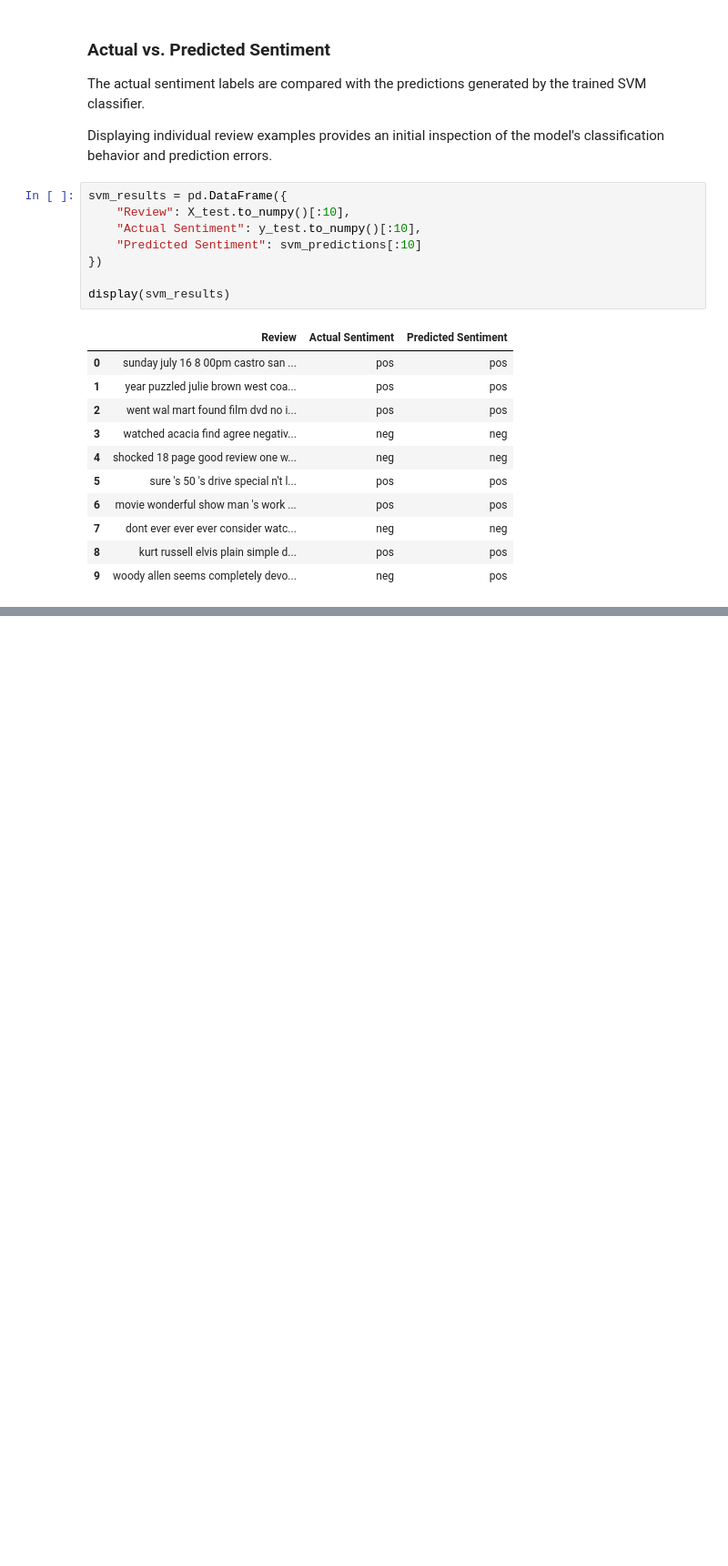
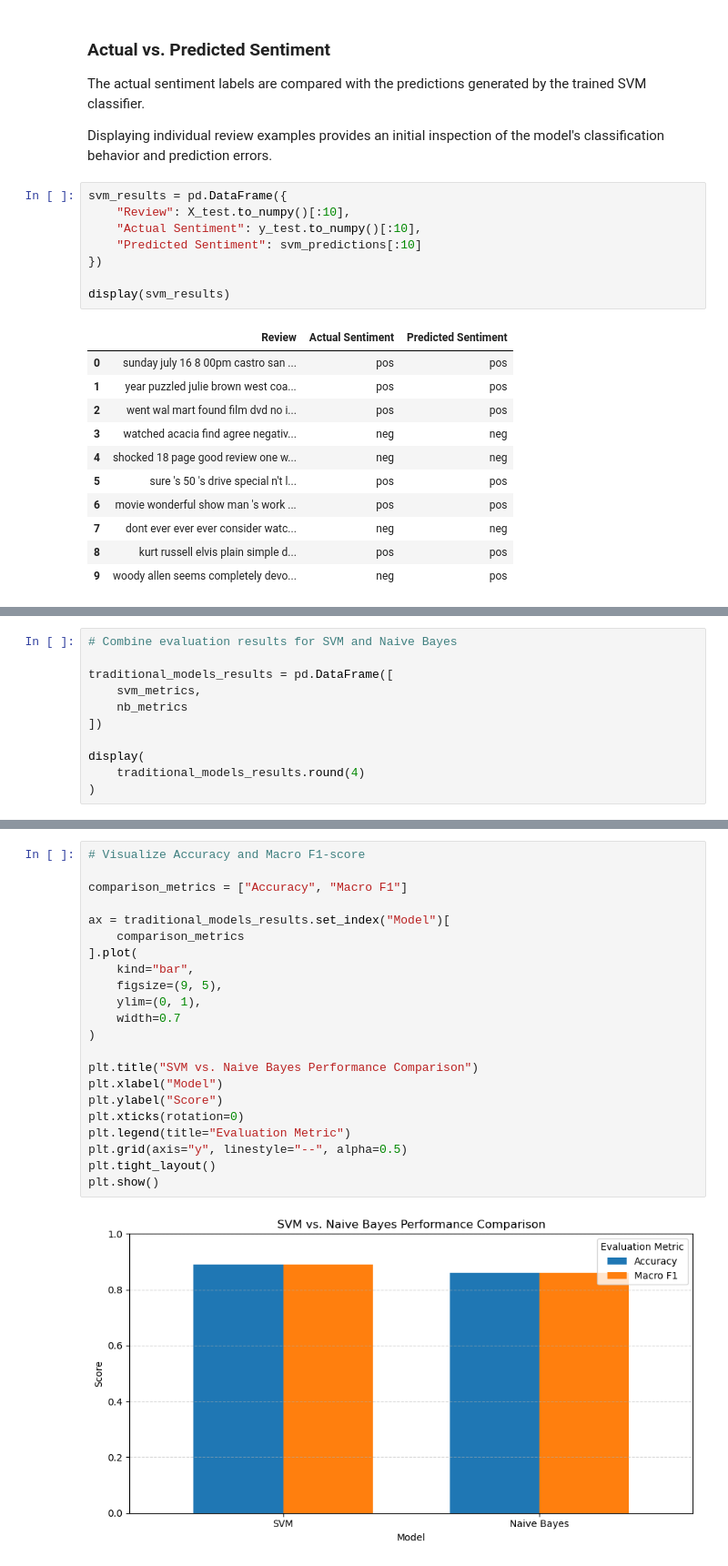
Before and after one commit to nour-hossam7/IMDb-Sentiment-Analysis, a Jupyter notebook: IMDb Movie Review Sentiment Analysis.ipynb, the cells around one changed output, grey strips where cells are left out. Shown at 91% size. Cells and saved outputs as stored; diff of their text form; blank space fills up the shorter version.

```diff
--- a/IMDb Movie Review Sentiment Analysis.ipynb
+++ b/IMDb Movie Review Sentiment Analysis.ipynb
@@ -1031,0 +1303,11 @@ display(svm_results)
+# %%
+# Combine evaluation results for SVM and Naive Bayes
+
+traditional_models_results = pd.DataFrame([
+    svm_metrics,
+    nb_metrics
+])
+
+display(
+    traditional_models_results.round(4)
+)
@@ -1031,0 +1326,24 @@ display(svm_results)
+# %%
+# Visualize Accuracy and Macro F1-score
+
+comparison_metrics = ["Accuracy", "Macro F1"]
+
+ax = traditional_models_results.set_index("Model")[
+    comparison_metrics
+].plot(
+    kind="bar",
+    figsize=(9, 5),
+    ylim=(0, 1),
+    width=0.7
+)
+
+plt.title("SVM vs. Naive Bayes Performance Comparison")
+plt.xlabel("Model")
+plt.ylabel("Score")
+plt.xticks(rotation=0)
+plt.legend(title="Evaluation Metric")
+plt.grid(axis="y", linestyle="--", alpha=0.5)
+plt.tight_layout()
+plt.show()
+# %% [output]
+[figure, added]
```
Also changed, not shown: parts of 29 cells of this notebook.
